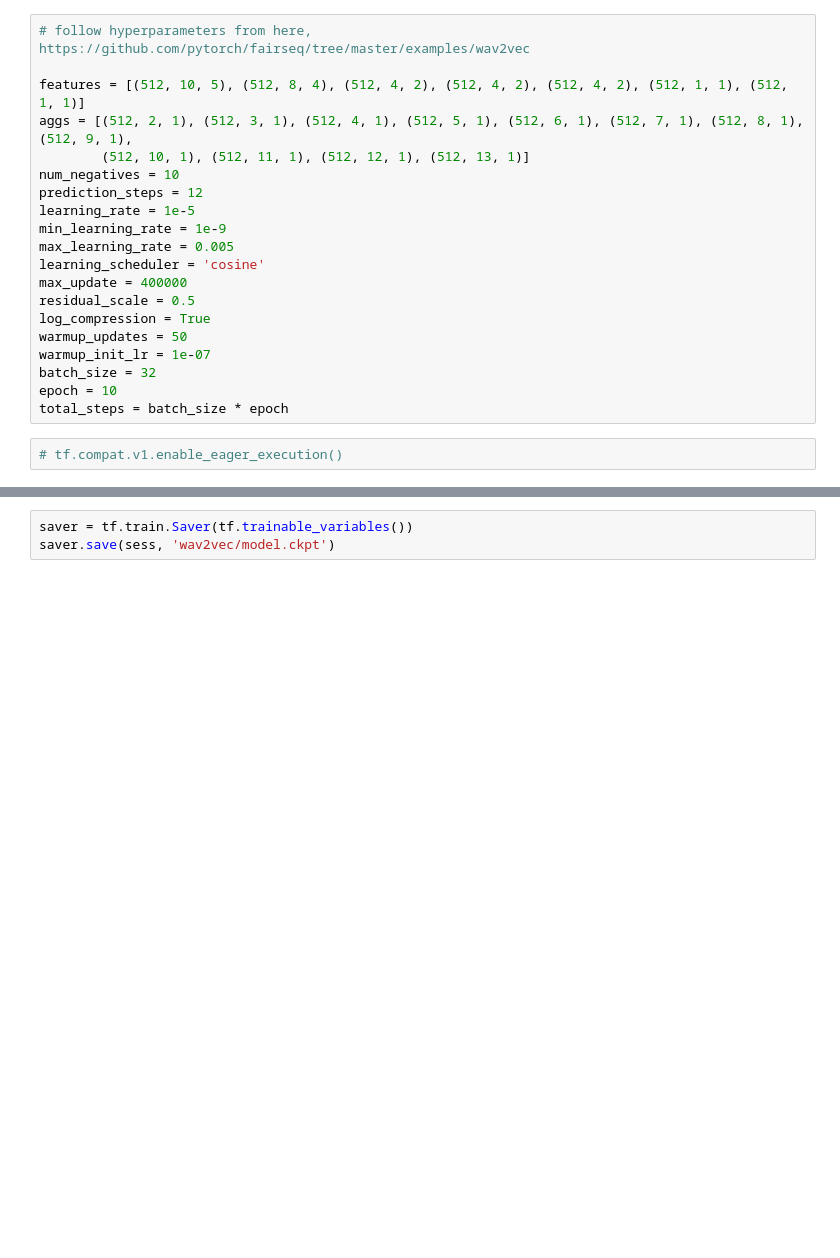
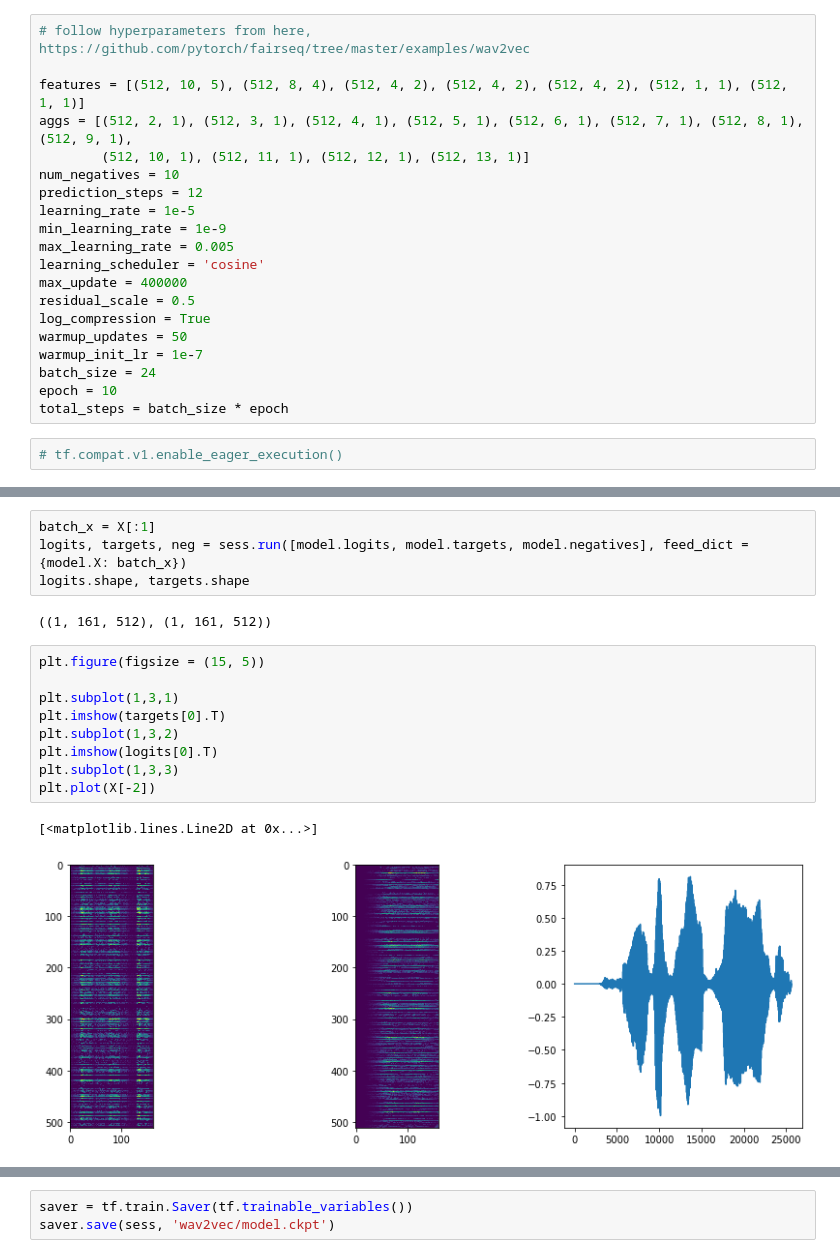
Before and after one commit to mesolitica/NLP-Models-Tensorflow, a Jupyter notebook: speech-to-text/wav2vec.ipynb, the cells around one changed output, grey strips where cells are left out. Cells and saved outputs as stored; diff of their text form; blank space fills up the shorter version.

```diff
--- a/speech-to-text/wav2vec.ipynb
+++ b/speech-to-text/wav2vec.ipynb
@@ -30,8 +31,8 @@ max_update = 400000
 residual_scale = 0.5
 log_compression = True
 warmup_updates = 50
-warmup_init_lr = 1e-07
-batch_size = 32
+warmup_init_lr = 1e-7
+batch_size = 24
 epoch = 10
 total_steps = batch_size * epoch
 # %%
@@ -353,0 +361,18 @@ Deprecated in favor of operator or tf.math.divide.
+# %%
+batch_x = X[:1]
+logits, targets, neg = sess.run([model.logits, model.targets, model.negatives], feed_dict = {model.X: batch_x})
+logits.shape, targets.shape
+# %% [output]
+((1, 161, 512), (1, 161, 512))
+# %%
+plt.figure(figsize = (15, 5))
+
+plt.subplot(1,3,1)
+plt.imshow(targets[0].T)
+plt.subplot(1,3,2)
+plt.imshow(logits[0].T)
+plt.subplot(1,3,3)
+plt.plot(X[-2])
+# %% [output]
+[<matplotlib.lines.Line2D at 0x...>]
+[figure, added]
```
Also changed, not shown: parts of 10 cells of this notebook, 3 other files.
